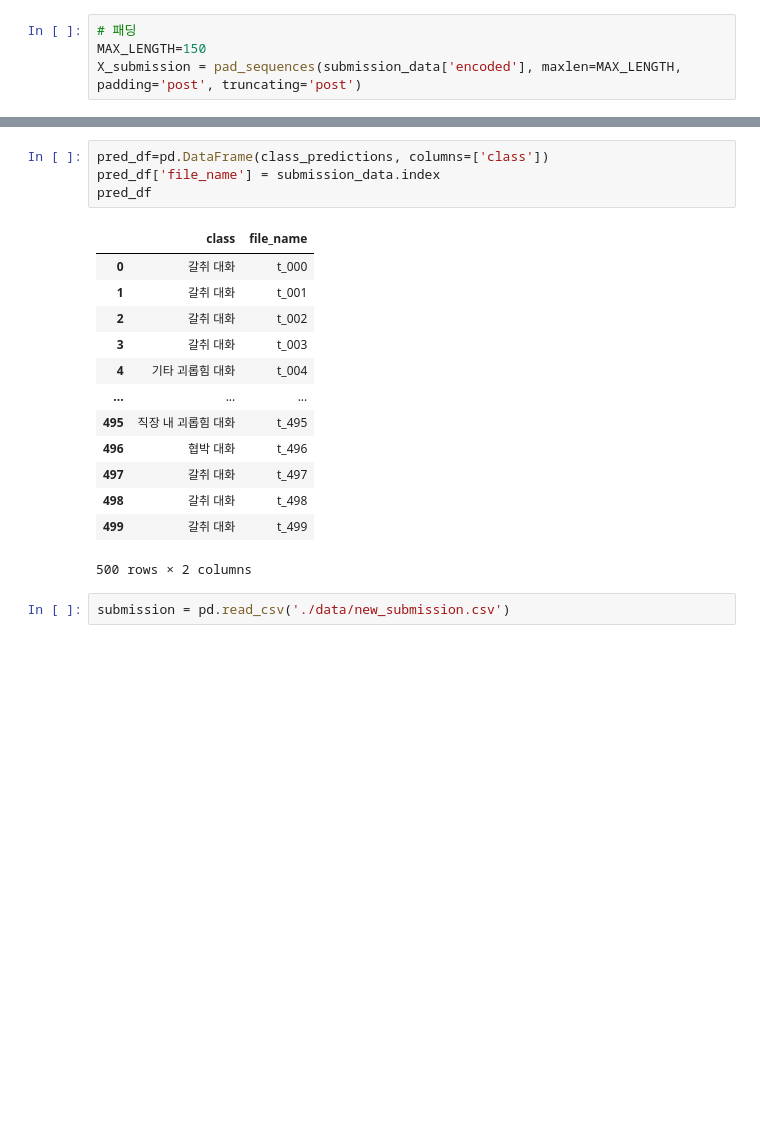
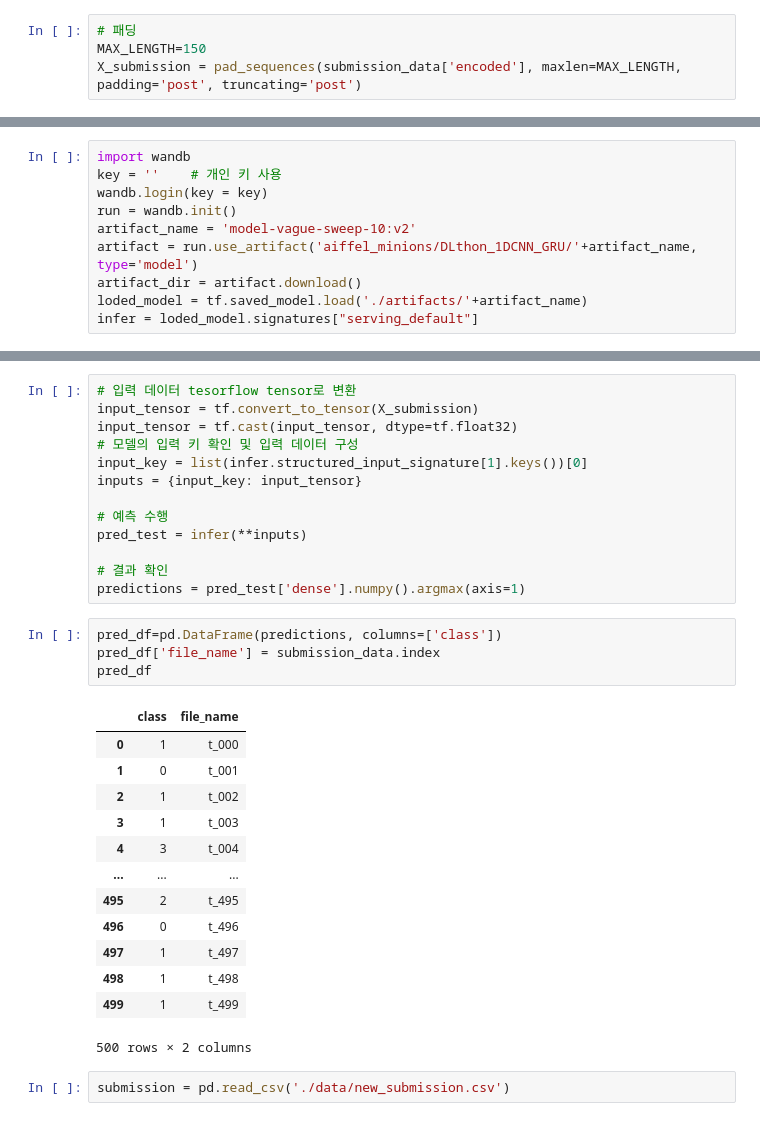
Before and after one commit to hojae-m-choi/dlthon-minions, a Jupyter notebook: share/submission.ipynb, the cells around one changed output, grey strips where cells are left out. Cells and saved outputs as stored; diff of their text form; blank space fills up the shorter version.

```diff
--- a/share/submission.ipynb
+++ b/share/submission.ipynb
@@ -133,0 +115,10 @@ class_predictions = [type_to_class[pred] for pred in predictions]
+# %%
+import wandb
+key = ''    # 개인 키 사용
+wandb.login(key = key)
+run = wandb.init()
+artifact_name = 'model-vague-sweep-10:v2'
+artifact = run.use_artifact('aiffel_minions/DLthon_1DCNN_GRU/'+artifact_name, type='model')
+artifact_dir = artifact.download()
+loded_model = tf.saved_model.load('./artifacts/'+artifact_name)
+infer = loded_model.signatures["serving_default"]
@@ -134,20 +137,33 @@ class_predictions = [type_to_class[pred] for pred in predictions]
+# %%
+# 입력 데이터 tesorflow tensor로 변환
+input_tensor = tf.convert_to_tensor(X_submission)
+input_tensor = tf.cast(input_tensor, dtype=tf.float32)
+# 모델의 입력 키 확인 및 입력 데이터 구성
+input_key = list(infer.structured_input_signature[1].keys())[0]
+inputs = {input_key: input_tensor}
+
+# 예측 수행
+pred_test = infer(**inputs)
+
+# 결과 확인
+predictions = pred_test['dense'].numpy().argmax(axis=1)
 # %%
-pred_df=pd.DataFrame(class_predictions, columns=['class'])
+pred_df=pd.DataFrame(predictions, columns=['class'])
 pred_df['file_name'] = submission_data.index
 pred_df
 # %% [output]
 |  | class | file_name |
-| 0 | 갈취 대화 | t_000 |
-| 1 | 갈취 대화 | t_001 |
-| 2 | 갈취 대화 | t_002 |
-| 3 | 갈취 대화 | t_003 |
-| 4 | 기타 괴롭힘 대화 | t_004 |
+| 0 | 1 | t_000 |
+| 1 | 0 | t_001 |
+| 2 | 1 | t_002 |
+| 3 | 1 | t_003 |
+| 4 | 3 | t_004 |
 | ... | ... | ... |
-| 495 | 직장 내 괴롭힘 대화 | t_495 |
-| 496 | 협박 대화 | t_496 |
-| 497 | 갈취 대화 | t_497 |
-| 498 | 갈취 대화 | t_498 |
-| 499 | 갈취 대화 | t_499 |
+| 495 | 2 | t_495 |
+| 496 | 0 | t_496 |
+| 497 | 1 | t_497 |
+| 498 | 1 | t_498 |
+| 499 | 1 | t_499 |
 500 rows × 2 columns
 # %%
 submission = pd.read_csv('./data/new_submission.csv')
```
Also changed, not shown: parts of 6 cells of this notebook, 5 other files.
